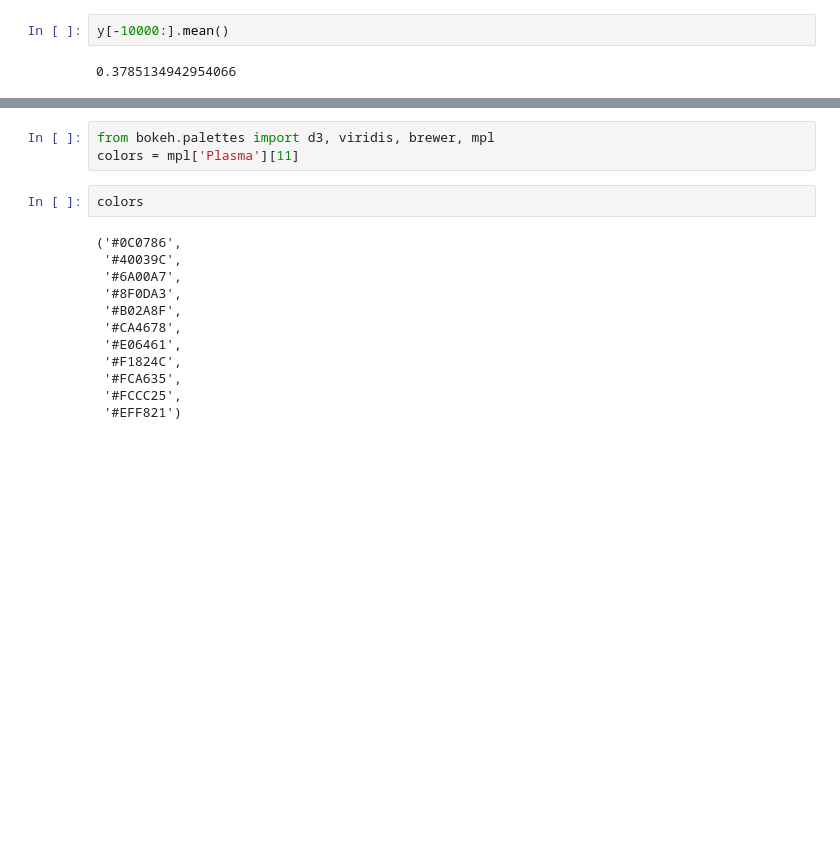
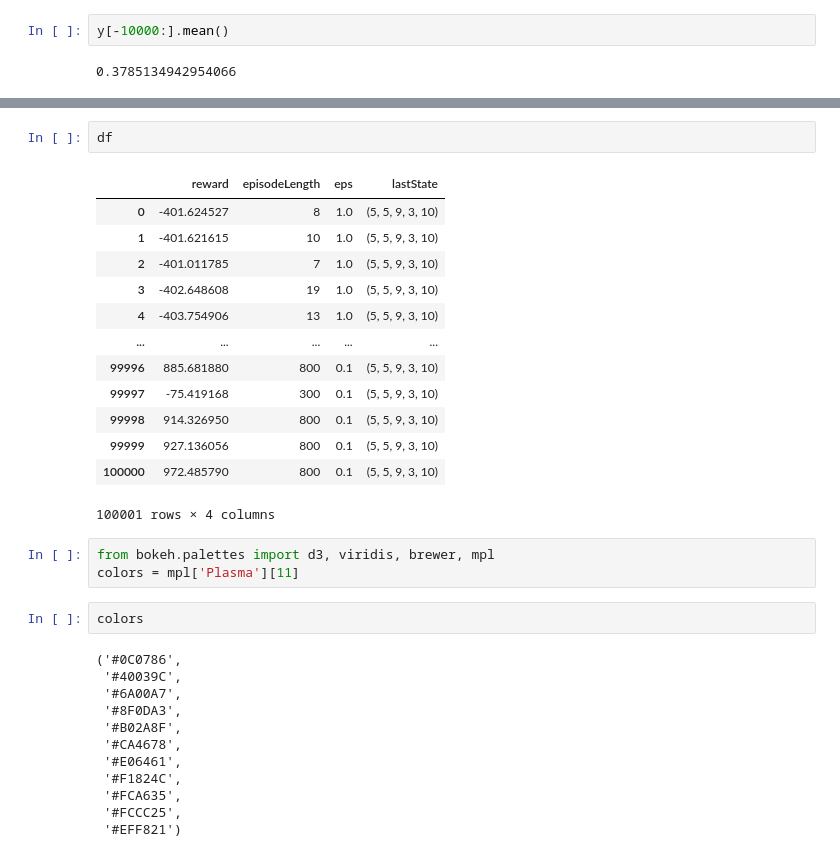
Before and after one commit to ss555/cart_pole, a Jupyter notebook: q_learning/plot_paper_qlearning.ipynb, the cells around one changed output, grey strips where cells are left out. Cells and saved outputs as stored; diff of their text form; blank space fills up the shorter version.

```diff
--- a/q_learning/plot_paper_qlearning.ipynb
+++ b/q_learning/plot_paper_qlearning.ipynb
@@ -123,3 +120,19 @@ Int64Index([     0,      1,      2,      3,      4,      5,      6,      7,
+# %%
+df
+# %% [output]
+|  | reward | episodeLength | eps | lastState |
+| 0 | -401.624527 | 8 | 1.0 | (5, 5, 9, 3, 10) |
+| 1 | -401.621615 | 10 | 1.0 | (5, 5, 9, 3, 10) |
+| 2 | -401.011785 | 7 | 1.0 | (5, 5, 9, 3, 10) |
+| 3 | -402.648608 | 19 | 1.0 | (5, 5, 9, 3, 10) |
+| 4 | -403.754906 | 13 | 1.0 | (5, 5, 9, 3, 10) |
+| ... | ... | ... | ... | ... |
+| 99996 | 885.681880 | 800 | 0.1 | (5, 5, 9, 3, 10) |
+| 99997 | -75.419168 | 300 | 0.1 | (5, 5, 9, 3, 10) |
+| 99998 | 914.326950 | 800 | 0.1 | (5, 5, 9, 3, 10) |
+| 99999 | 927.136056 | 800 | 0.1 | (5, 5, 9, 3, 10) |
+| 100000 | 972.485790 | 800 | 0.1 | (5, 5, 9, 3, 10) |
+100001 rows × 4 columns
 # %%
 from bokeh.palettes import d3, viridis, brewer, mpl
 colors = mpl['Plasma'][11]
```
Also changed, not shown: parts of 5 cells of this notebook, 31 other files.
